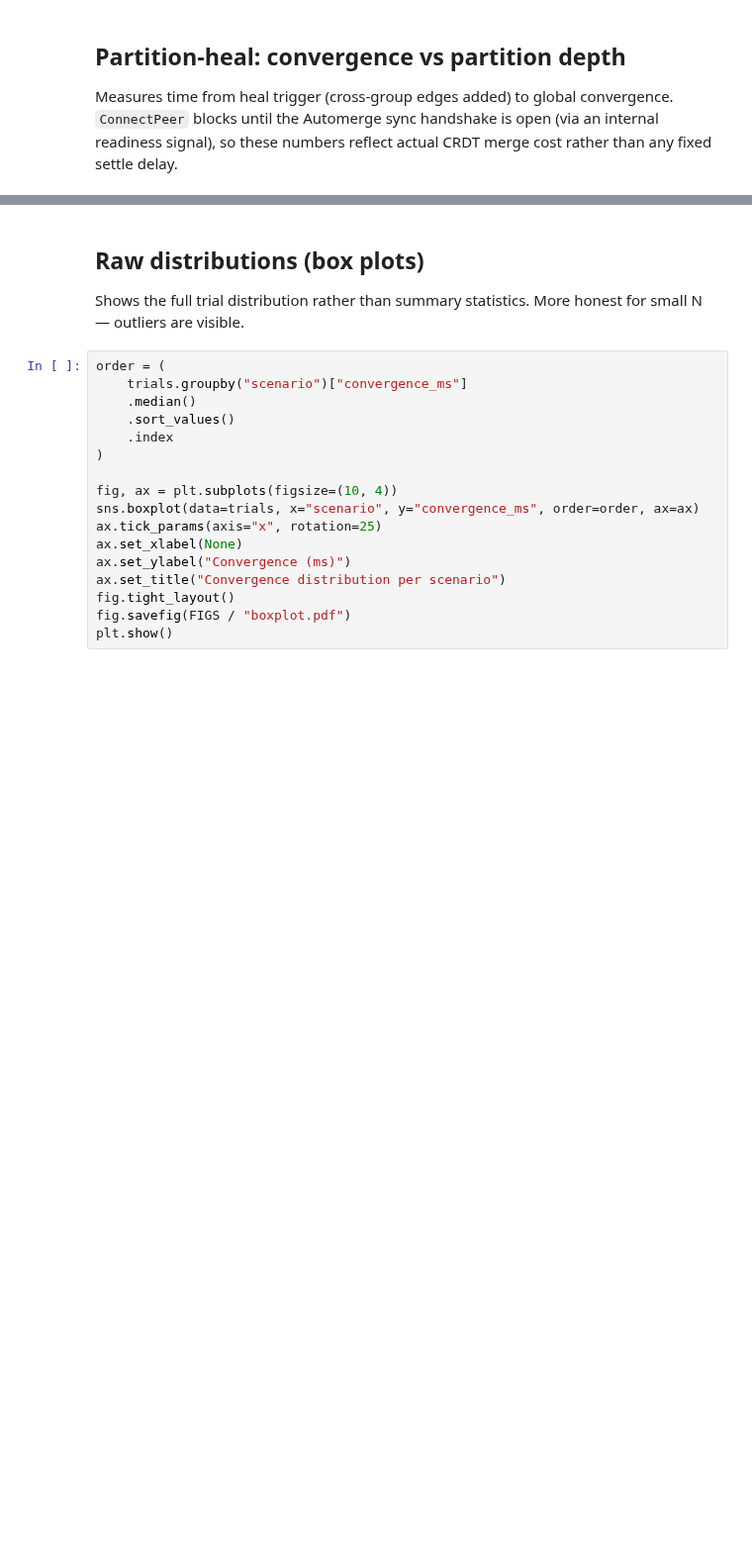
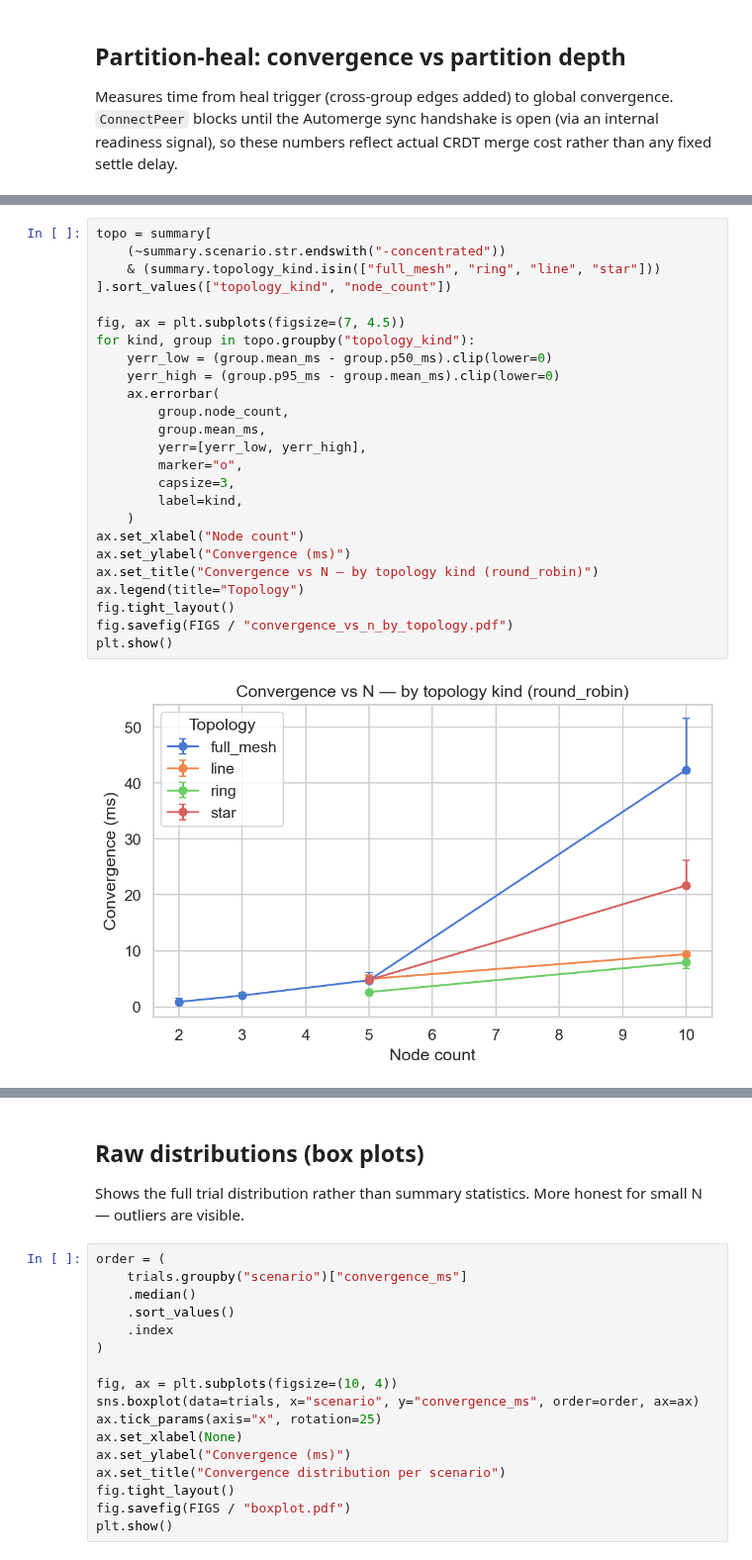
Before and after one commit to exokernel/replicant, a Jupyter notebook: analysis/convergence.ipynb, the cells around one changed output, grey strips where cells are left out. Shown at 99% size. Saved outputs shown, nothing was run; the diff lists cells and outputs as text; blank space fills up the shorter version.

```diff
--- a/analysis/convergence.ipynb
+++ b/analysis/convergence.ipynb
@@ -92,0 +119,27 @@ plt.show()
+# %%
+topo = summary[
+    (~summary.scenario.str.endswith("-concentrated"))
+    & (summary.topology_kind.isin(["full_mesh", "ring", "line", "star"]))
+].sort_values(["topology_kind", "node_count"])
+
+fig, ax = plt.subplots(figsize=(7, 4.5))
+for kind, group in topo.groupby("topology_kind"):
+    yerr_low = (group.mean_ms - group.p50_ms).clip(lower=0)
+    yerr_high = (group.p95_ms - group.mean_ms).clip(lower=0)
+    ax.errorbar(
+        group.node_count,
+        group.mean_ms,
+        yerr=[yerr_low, yerr_high],
+        marker="o",
+        capsize=3,
+        label=kind,
+    )
+ax.set_xlabel("Node count")
+ax.set_ylabel("Convergence (ms)")
+ax.set_title("Convergence vs N — by topology kind (round_robin)")
+ax.legend(title="Topology")
+fig.tight_layout()
+fig.savefig(FIGS / "convergence_vs_n_by_topology.pdf")
+plt.show()
+# %% [output]
+[figure, added]
```
Also changed, not shown: parts of 17 cells of this notebook.
